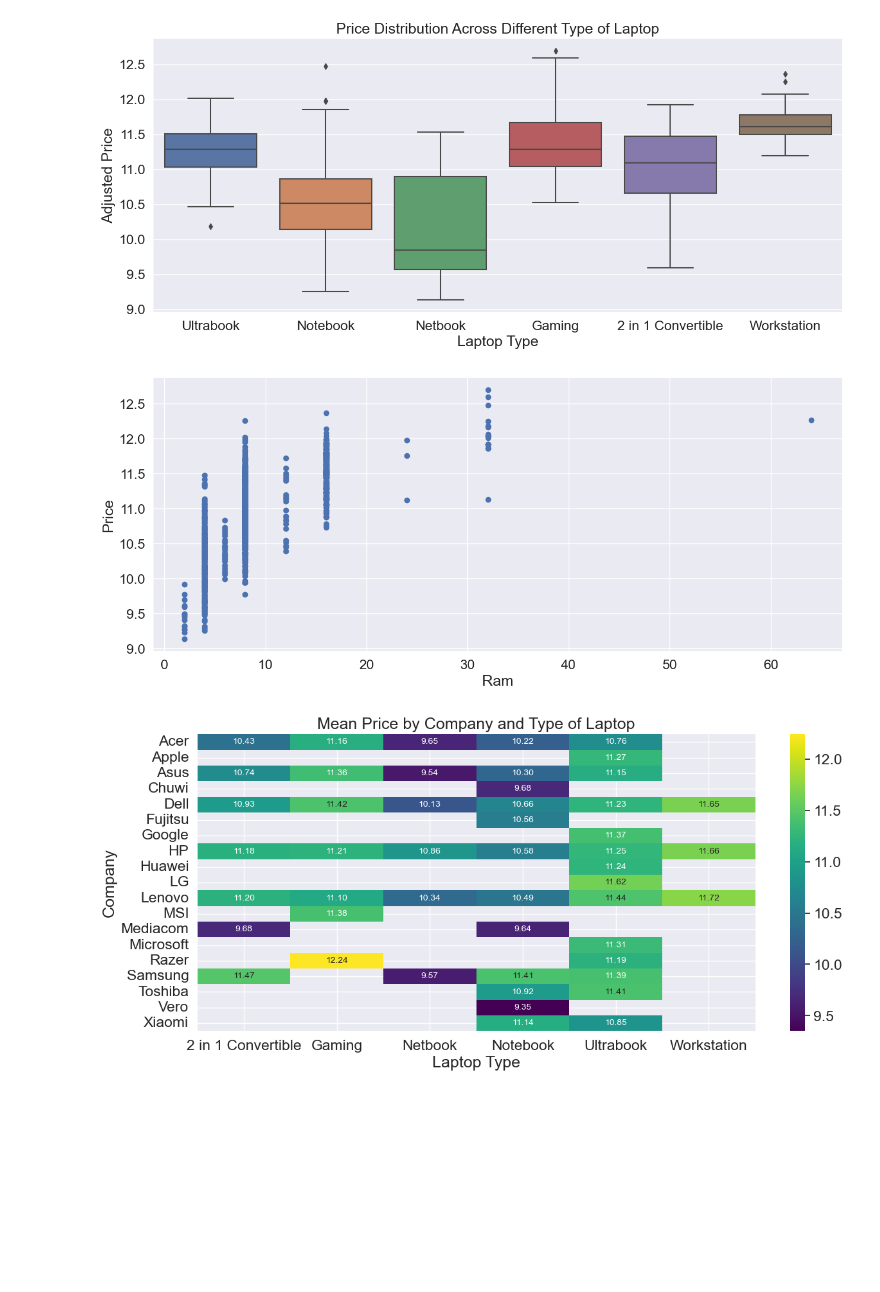
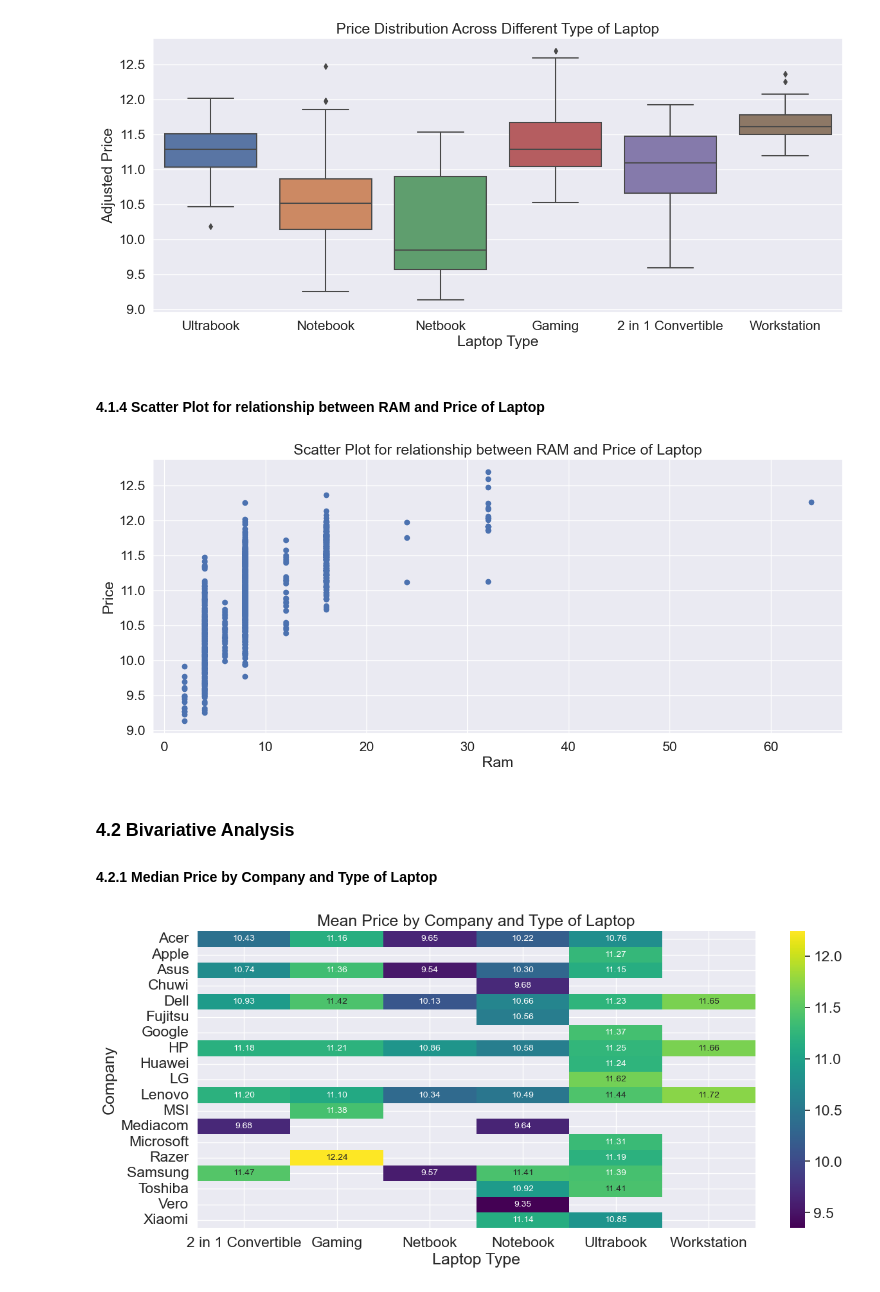
Before and after one commit to Wendy1907/Computer_Price_Prediction, a Jupyter notebook: Computer Price Prediction.ipynb, the cells around one changed output. Saved outputs shown, nothing was run; the diff lists cells and outputs as text; code cells hidden in the pictures; blank space fills up the shorter version.

```diff
--- a/Computer Price Prediction.ipynb
+++ b/Computer Price Prediction.ipynb
@@ -241,14 +268,20 @@ plt.ylabel('Adjusted Price')
 plt.show()
 # %% [output]
 [figure]
+# %% [markdown]
+#### 4.1.4 Scatter Plot for relationship between RAM and Price of Laptop
 # %%
 plt.figure(figsize=(15, 6))
 plt.scatter(data=data, x='Ram', y='Price')
 plt.xlabel('Ram')
 plt.ylabel('Price')
+plt.title("Scatter Plot for relationship between RAM and Price of Laptop")
 plt.show()
 # %% [output]
-[figure, old version]
+[figure, new version]
+# %% [markdown]
+### 4.2 Bivariative Analysis
+#### 4.2.1 Median Price by Company and Type of Laptop
 # %%
 df = data.copy()
 
```
Also changed, not shown: parts of 45 cells of this notebook.
